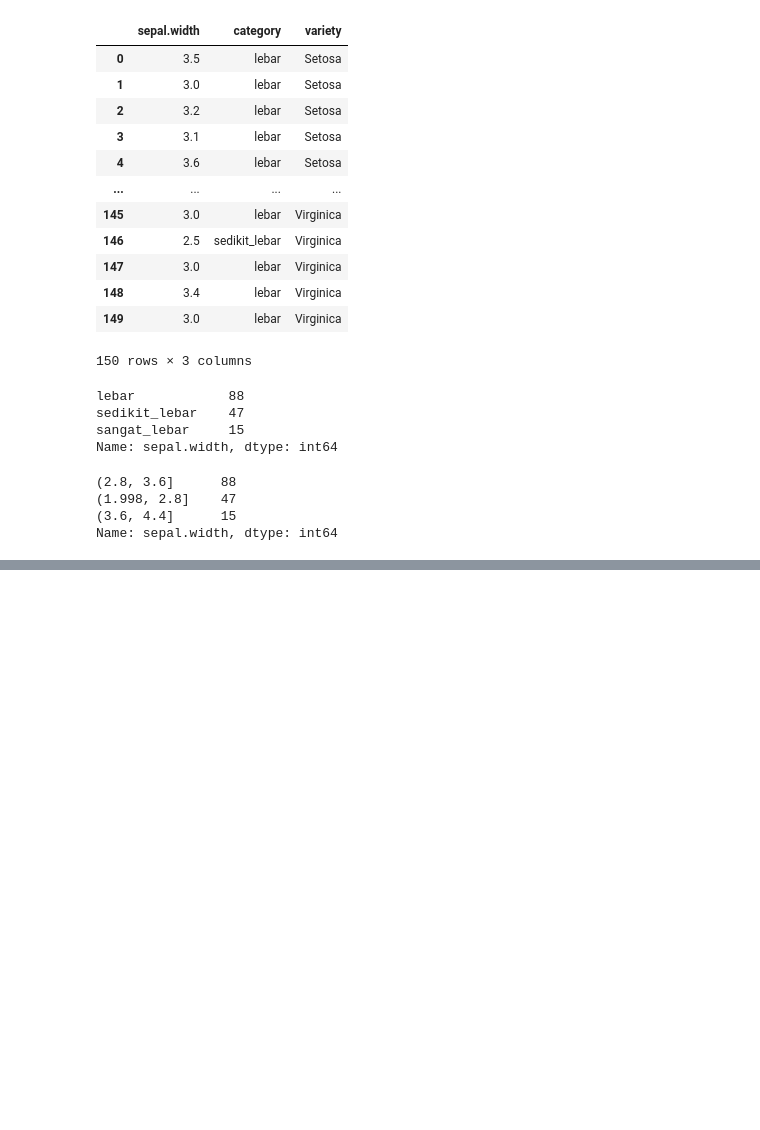
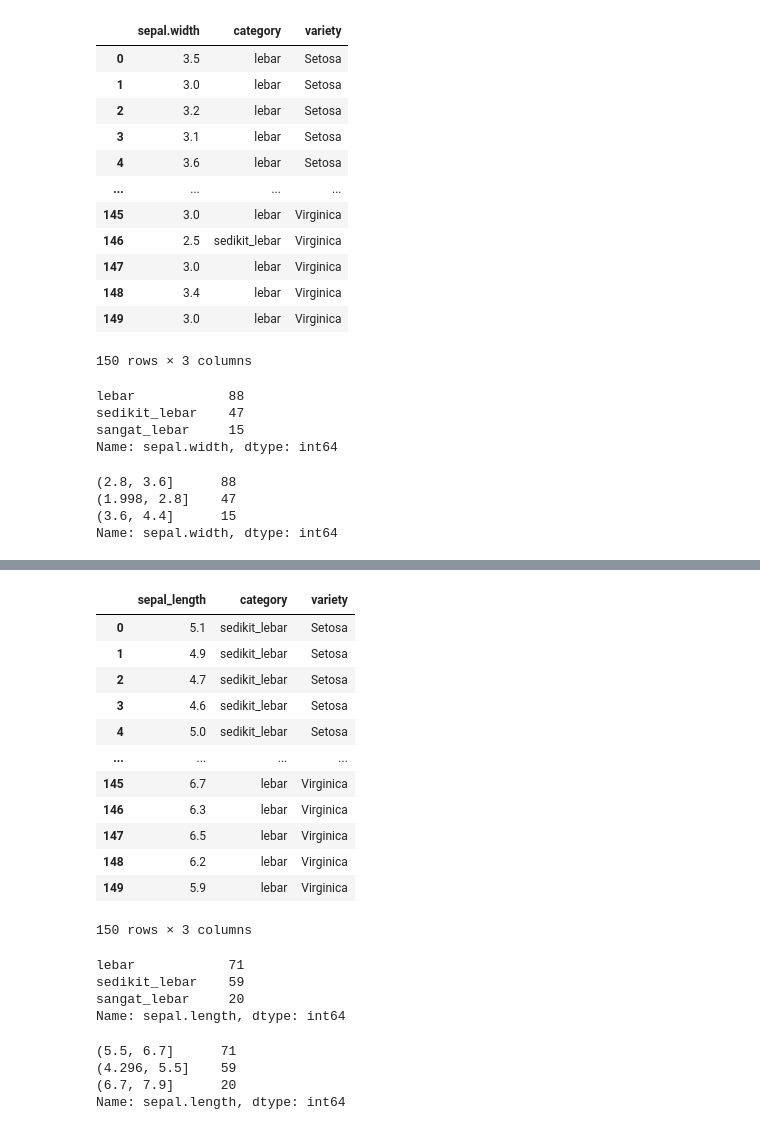
Before and after one commit to CAHYANIR/datamining, a Jupyter notebook: _sources/Tugas_2.ipynb, the cells around one changed output, grey strips where cells are left out. Drawn from its saved outputs; the diff is of its cells as text; code cells hidden in the pictures; blank space fills up the shorter version.

```diff
--- a/_sources/Tugas_2.ipynb
+++ b/_sources/Tugas_2.ipynb
@@ -110,0 +195,47 @@ interval_petal_width_ew_binning = pd.cut(PETAL_WIDTH_SERIES, amount_of_binning,
+# %%
+# equal-width intervals
+
+labels = ["sedikit_lebar", "lebar", "sangat_lebar"]
+amount_of_binning = len(labels)
+
+sepal_length_ew_binning = pd.cut(SEPAL_LENGTH_SERIES, amount_of_binning, True, labels)
+labelled_sepal_length_ew_binning = sepal_length_ew_binning.value_counts()
+interval_sepal_length_ew_binning = pd.cut(SEPAL_LENGTH_SERIES, amount_of_binning, True).value_counts()
+# %%
+# dataframe of sepal-width and sepal category
+df_sepal_length_ew = pd.DataFrame(pd.concat((SEPAL_LENGTH_SERIES, sepal_length_ew_binning, IRIS_VARIETY), axis=1))
+# %%
+# change columns name
+df_sepal_length_ew.columns = ["sepal_length", "category", "variety"]
+# %%
+df_sepal_length_ew
+# %% [output]
+|  | sepal_length | category | variety |
+| 0 | 5.1 | sedikit_lebar | Setosa |
+| 1 | 4.9 | sedikit_lebar | Setosa |
+| 2 | 4.7 | sedikit_lebar | Setosa |
+| 3 | 4.6 | sedikit_lebar | Setosa |
+| 4 | 5.0 | sedikit_lebar | Setosa |
+| ... | ... | ... | ... |
+| 145 | 6.7 | lebar | Virginica |
+| 146 | 6.3 | lebar | Virginica |
+| 147 | 6.5 | lebar | Virginica |
+| 148 | 6.2 | lebar | Virginica |
+| 149 | 5.9 | lebar | Virginica |
+150 rows × 3 columns
+# %%
+# equal-width intervals with label
+labelled_sepal_length_ew_binning
+# %% [output]
+lebar            71
+sedikit_lebar    59
+sangat_lebar     20
+Name: sepal.length, dtype: int64
+# %%
+# equal-width intervals without label
+interval_sepal_length_ew_binning
+# %% [output]
+(5.5, 6.7]      71
+(4.296, 5.5]    59
+(6.7, 7.9]      20
+Name: sepal.length, dtype: int64
```
Also changed, not shown: parts of 56 cells of this notebook, 2 other files.
